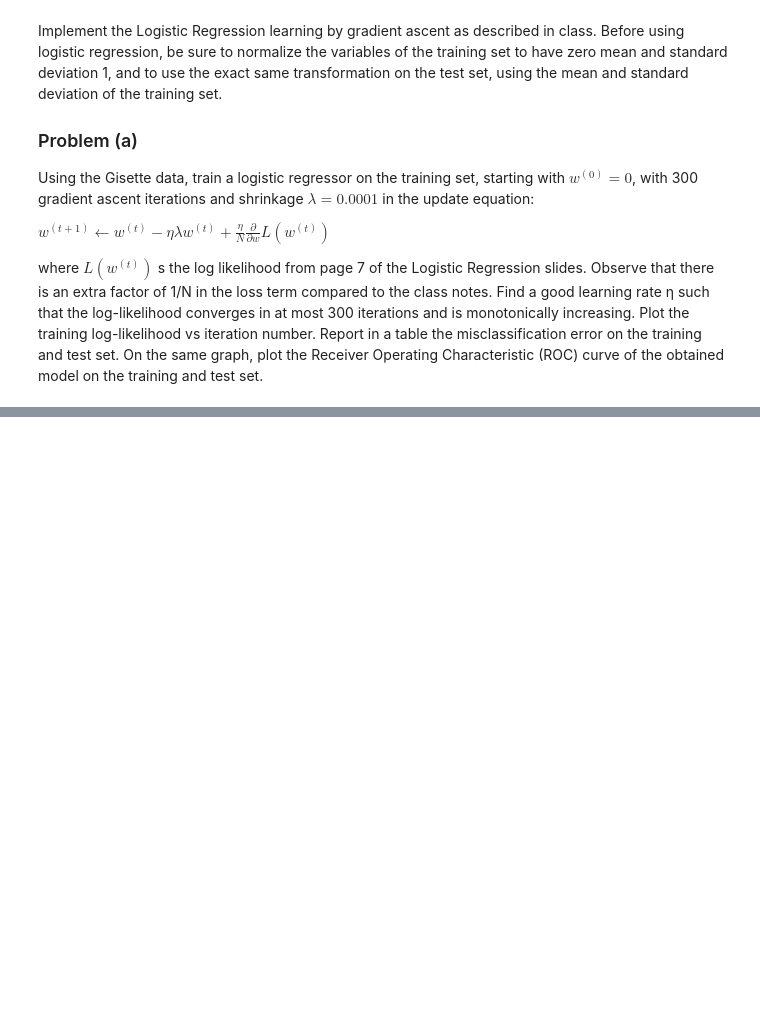
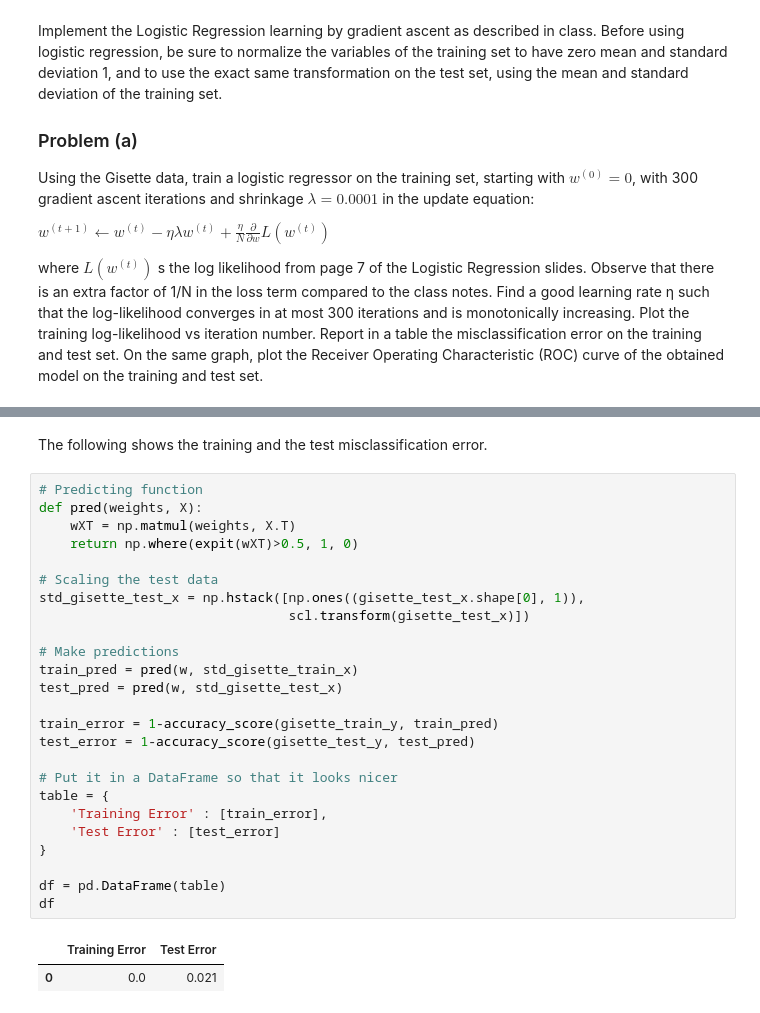
Before and after one commit to mao1756/STA5635_fa23, a Jupyter notebook: HW3/HW3.ipynb, the cells around one changed output, grey strips where cells are left out. Saved outputs shown, nothing was run; the diff lists cells and outputs as text; blank space fills up the shorter version.

```diff
--- a/HW3/HW3.ipynb
+++ b/HW3/HW3.ipynb
@@ -47,0 +123,30 @@ curve of the obtained model on the training and test set.
+# %% [markdown]
+The following shows the training and the test misclassification error.
+# %%
+# Predicting function
+def pred(weights, X):
+    wXT = np.matmul(weights, X.T)
+    return np.where(expit(wXT)>0.5, 1, 0)
+
+# Scaling the test data
+std_gisette_test_x = np.hstack([np.ones((gisette_test_x.shape[0], 1)),
+                                scl.transform(gisette_test_x)])
+
+# Make predictions
+train_pred = pred(w, std_gisette_train_x)
+test_pred = pred(w, std_gisette_test_x)
+
+train_error = 1-accuracy_score(gisette_train_y, train_pred)
+test_error = 1-accuracy_score(gisette_test_y, test_pred)
+
+# Put it in a DataFrame so that it looks nicer
+table = {
+    'Training Error' : [train_error],
+    'Test Error' : [test_error]
+}
+
+df = pd.DataFrame(table)
+df
+# %% [output]
+|  | Training Error | Test Error |
+| 0 | 0.0 | 0.021 |
```
Also changed, not shown: parts of 7 cells of this notebook.
